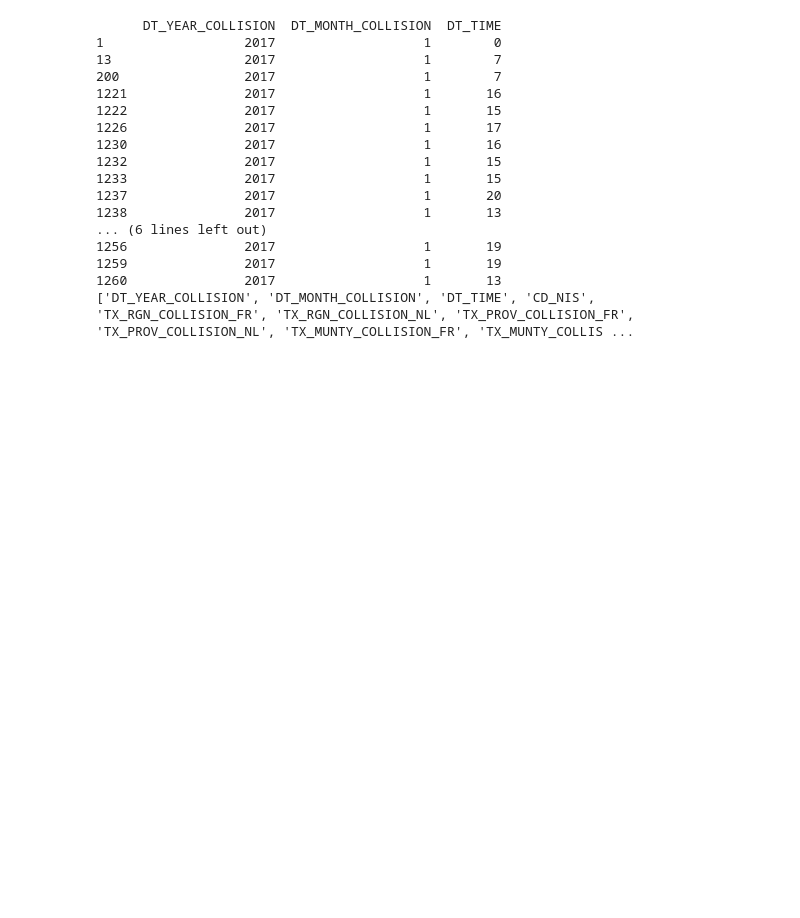
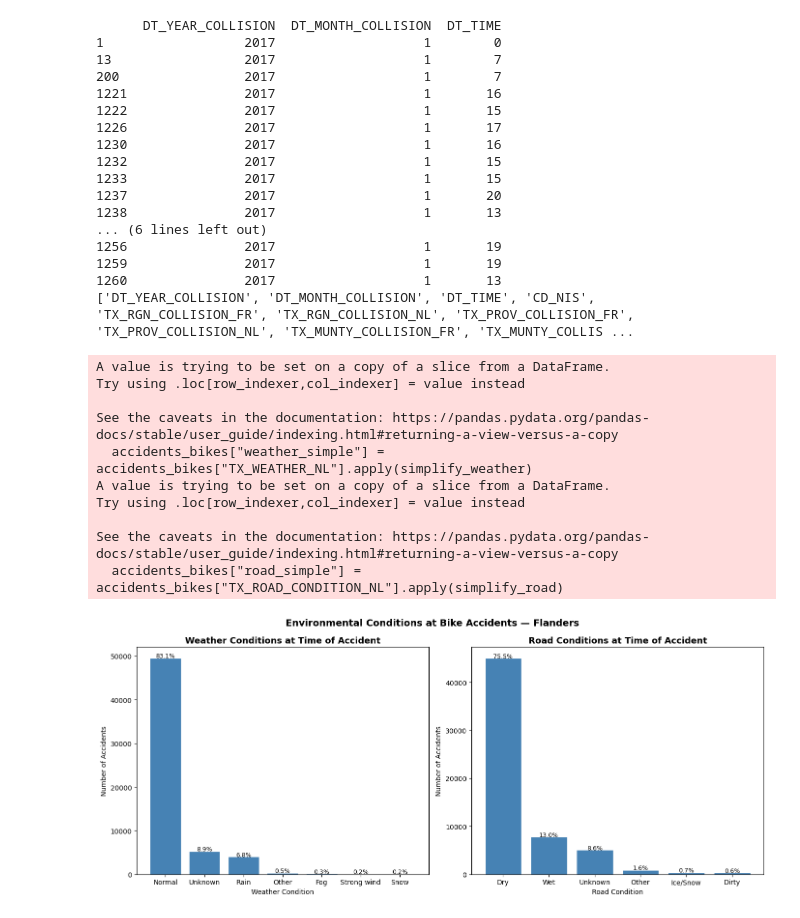
Before and after one commit to Ghazal-Sarhadi/modern-data-analytics, a Jupyter notebook: notebooks/01_eda.ipynb, the cells around one changed output. Saved outputs shown, nothing was run; the diff lists cells and outputs as text; code cells hidden in the pictures; blank space fills up the shorter version.

```diff
--- a/notebooks/01_eda.ipynb
+++ b/notebooks/01_eda.ipynb
@@ -627,3 +631,82 @@ print(accidents_bikes.columns.tolist())
 1259               2017                   1       19
 1260               2017                   1       13
 ['DT_YEAR_COLLISION', 'DT_MONTH_COLLISION', 'DT_TIME', 'CD_NIS', 'TX_RGN_COLLISION_FR', 'TX_RGN_COLLISION_NL', 'TX_PROV_COLLISION_FR', 'TX_PROV_COLLISION_NL', 'TX_MUNTY_COLLISION_FR', 'TX_MUNTY_COLLIS ...
+# %%
+#Simplify categories
+def simplify_weather(val):
+    val = str(val).lower()
+    if "regen" in val or "hagel" in val:
+        return "Rain"
+    if "sneeuw" in val:
+        return "Snow"
+    if "mist" in val:
+        return "Fog"
+    if "wind" in val:
+        return "Strong wind"
+    if "normaal" in val:
+        return "Normal"
+    if "onbekend" in val:
+        return "Unknown"
+    return "Other"
+
+def simplify_road(val):
+    val = str(val).lower()
+    if "ijzel" in val or "sneeuw" in val:
+        return "Ice/Snow"
+    if "nat" in val:
+        return "Wet"
+    if "vuil" in val:
+        return "Dirty"
+    if "droog" in val:
+        return "Dry"
+    if "onbekend" in val:
+        return "Unknown"
+    return "Other"
+
+accidents_bikes["weather_simple"] = accidents_bikes["TX_WEATHER_NL"].apply(simplify_weather)
+accidents_bikes["road_simple"] = accidents_bikes["TX_ROAD_CONDITION_NL"].apply(simplify_road)
+
+#Plot
+fig, axes = plt.subplots(1, 2, figsize=(14, 6))
+
+weather_order = ["Normal", "Rain", "Unknown", "Strong wind", "Fog", "Snow", "Other"]
+road_order = ["Dry", "Wet", "Unknown", "Ice/Snow", "Dirty", "Other"]
+
+weather_counts = accidents_bikes["weather_simple"].value_counts().sort_values(ascending=False)
+road_counts = accidents_bikes["road_simple"].value_counts().sort_values(ascending=False)
+
+weather_pct = (weather_counts / weather_counts.sum() * 100).round(1)
+road_pct = (road_counts / road_counts.sum() * 100).round(1)
+
+bars1 = axes[0].bar(weather_counts.index, weather_counts.values, color="steelblue", edgecolor="white")
+axes[0].set_title("Weather Conditions at Time of Accident", fontsize=13, fontweight="bold")
+axes[0].set_xlabel("Weather Condition")
+axes[0].set_ylabel("Number of Accidents")
+for bar, pct in zip(bars1, weather_pct):
+    axes[0].text(bar.get_x() + bar.get_width()/2, bar.get_height() + 50,
+                 f"{pct}%", ha="center", fontsize=9)
+
+bars2 = axes[1].bar(road_counts.index, road_counts.values, color="steelblue", edgecolor="white")
+axes[1].set_title("Road Conditions at Time of Accident", fontsize=13, fontweight="bold")
+axes[1].set_xlabel("Road Condition")
+axes[1].set_ylabel("Number of Accidents")
+for bar, pct in zip(bars2, road_pct):
+    axes[1].text(bar.get_x() + bar.get_width()/2, bar.get_height() + 20,
+                 f"{pct}%", ha="center", fontsize=9)
+
+plt.suptitle("Environmental Conditions at Bike Accidents — Flanders",
+             fontsize=14, fontweight="bold")
+plt.tight_layout()
+plt.show()
+# %% [output]
+A value is trying to be set on a copy of a slice from a DataFrame.
+Try using .loc[row_indexer,col_indexer] = value instead
+
+See the caveats in the documentation: https://pandas.pydata.org/pandas-docs/stable/user_guide/indexing.html#returning-a-view-versus-a-copy
+  accidents_bikes["weather_simple"] = accidents_bikes["TX_WEATHER_NL"].apply(simplify_weather)
+A value is trying to be set on a copy of a slice from a DataFrame.
+Try using .loc[row_indexer,col_indexer] = value instead
+
+See the caveats in the documentation: https://pandas.pydata.org/pandas-docs/stable/user_guide/indexing.html#returning-a-view-versus-a-copy
+  accidents_bikes["road_simple"] = accidents_bikes["TX_ROAD_CONDITION_NL"].apply(simplify_road)
+[figure, added]
```
Also changed, not shown: parts of 2 cells of this notebook, 3 other files.
